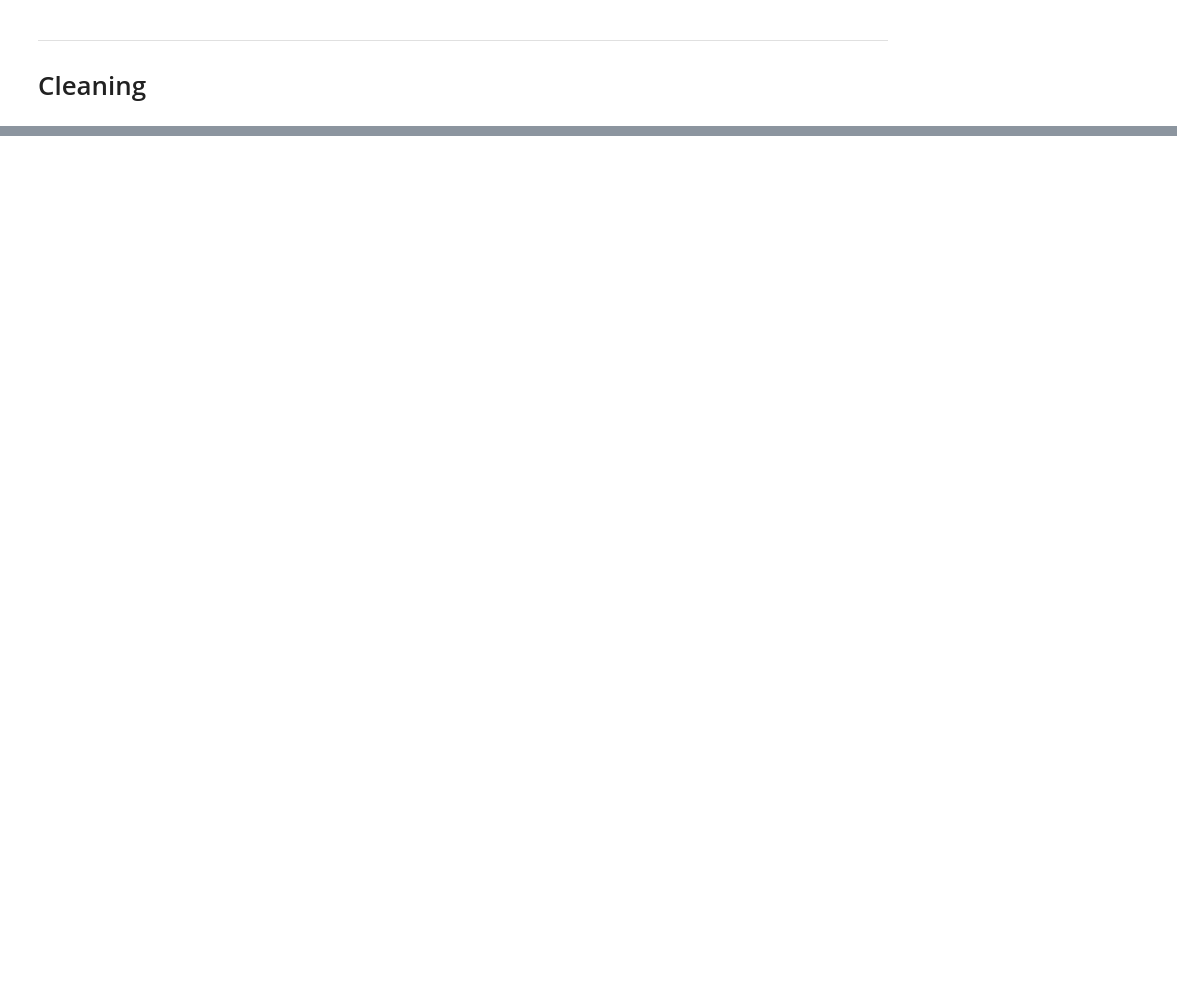
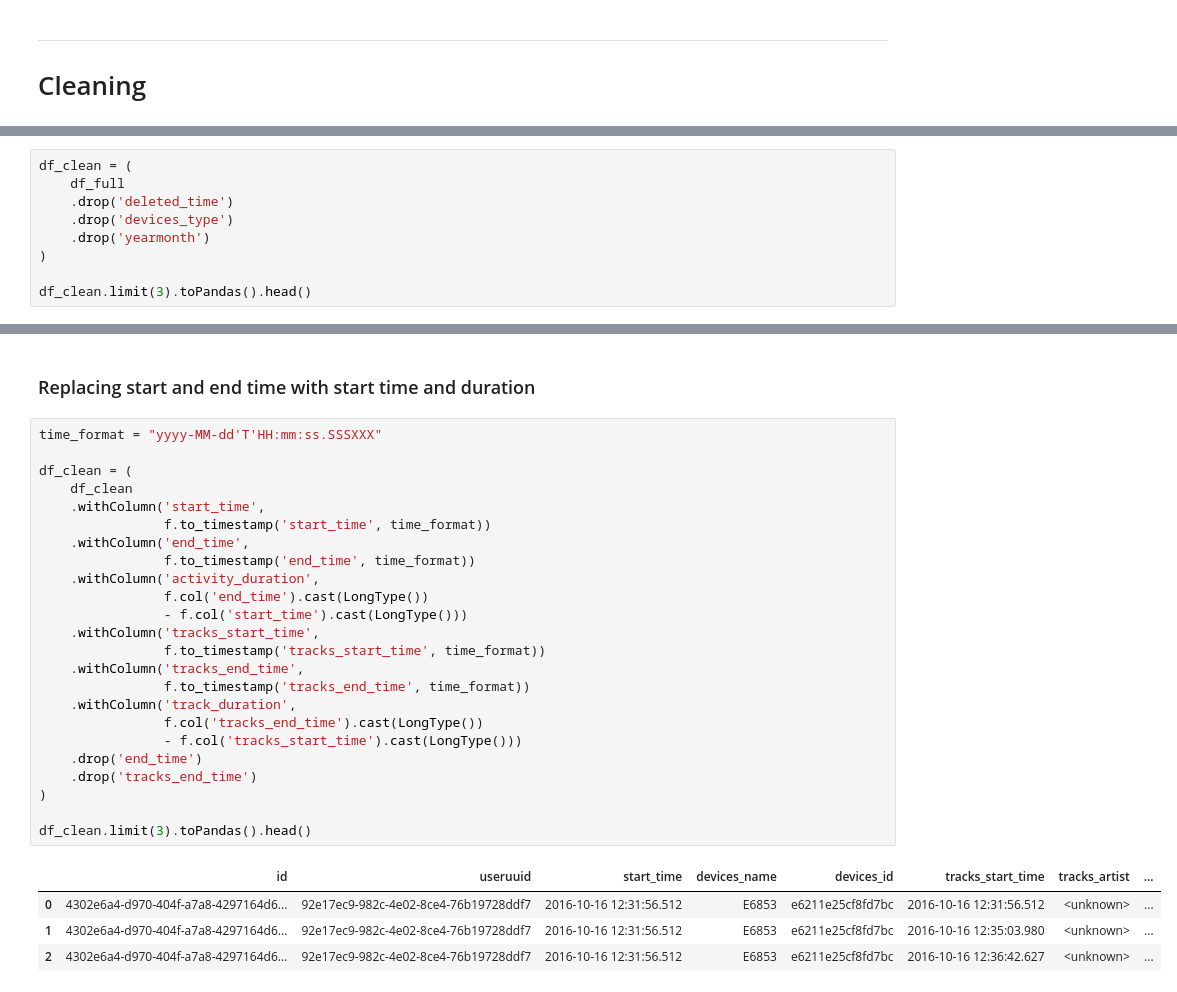
Before and after one commit to wojciechdk/Music_Spring_2021, a Jupyter notebook: documentation/notebooks/data_cleaning.ipynb, the cells around one changed output, grey strips where cells are left out. Cells and saved outputs as stored; diff of their text form; blank space fills up the shorter version.

```diff
--- a/documentation/notebooks/data_cleaning.ipynb
+++ b/documentation/notebooks/data_cleaning.ipynb
@@ -356,0 +382,9 @@ df_clean =
+# %%
+df_clean = (
+    df_full
+    .drop('deleted_time')
+    .drop('devices_type')
+    .drop('yearmonth')
+)
+
+df_clean.limit(3).toPandas().head()
@@ -356,0 +396,31 @@ df_clean =
+# %% [markdown]
+### Replacing start and end time with start time and duration
+# %%
+time_format = "yyyy-MM-dd'T'HH:mm:ss.SSSXXX"
+
+df_clean = (
+    df_clean
+    .withColumn('start_time',
+                f.to_timestamp('start_time', time_format))
+    .withColumn('end_time',
+                f.to_timestamp('end_time', time_format))
+    .withColumn('activity_duration',
+                f.col('end_time').cast(LongType())
+                - f.col('start_time').cast(LongType()))
+    .withColumn('tracks_start_time',
+                f.to_timestamp('tracks_start_time', time_format))
+    .withColumn('tracks_end_time',
+                f.to_timestamp('tracks_end_time', time_format))
+    .withColumn('track_duration',
+                f.col('tracks_end_time').cast(LongType())
+                - f.col('tracks_start_time').cast(LongType()))
+    .drop('end_time')
+    .drop('tracks_end_time')
+)
+
+df_clean.limit(3).toPandas().head()
+# %% [output]
+|  | id | useruuid | start_time | devices_name | devices_id | tracks_start_time | tracks_artist | ... |
+| 0 | 4302e6a4-d970-404f-a7a8-4297164d6... | 92e17ec9-982c-4e02-8ce4-76b19728ddf7 | 2016-10-16 12:31:56.512 | E6853 | e6211e25cf8fd7bc | 2016-10-16 12:31:56.512 | <unknown> | ... |
+| 1 | 4302e6a4-d970-404f-a7a8-4297164d6... | 92e17ec9-982c-4e02-8ce4-76b19728ddf7 | 2016-10-16 12:31:56.512 | E6853 | e6211e25cf8fd7bc | 2016-10-16 12:35:03.980 | <unknown> | ... |
+| 2 | 4302e6a4-d970-404f-a7a8-4297164d6... | 92e17ec9-982c-4e02-8ce4-76b19728ddf7 | 2016-10-16 12:31:56.512 | E6853 | e6211e25cf8fd7bc | 2016-10-16 12:36:42.627 | <unknown> | ... |
```
Also changed, not shown: parts of 13 cells of this notebook.
